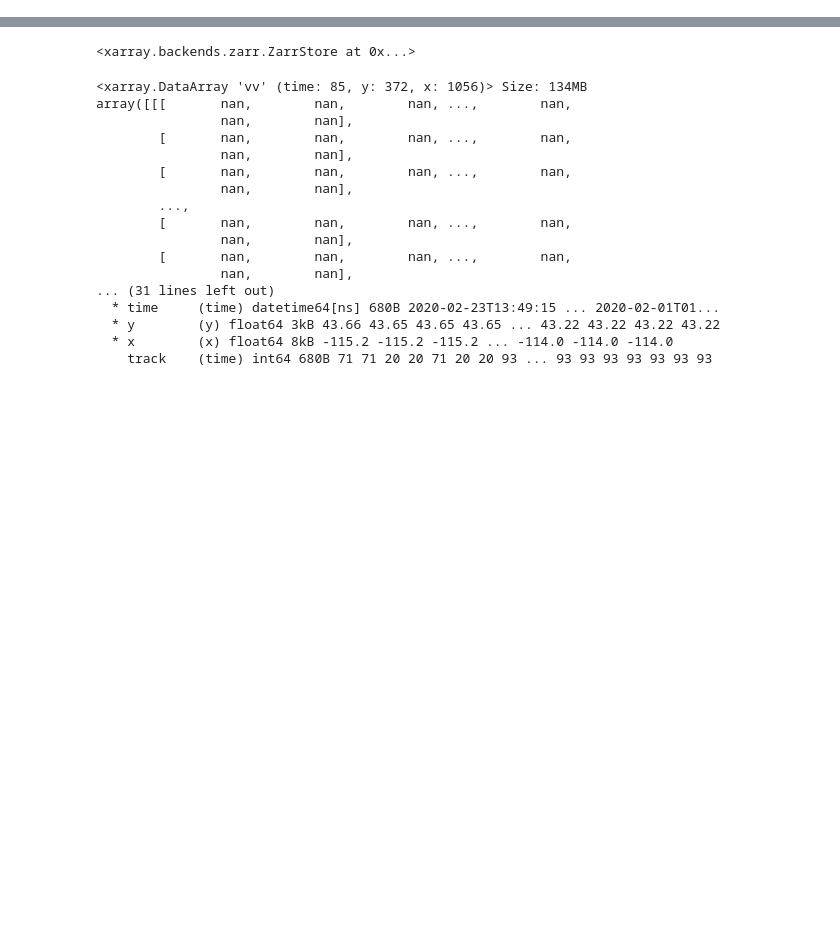
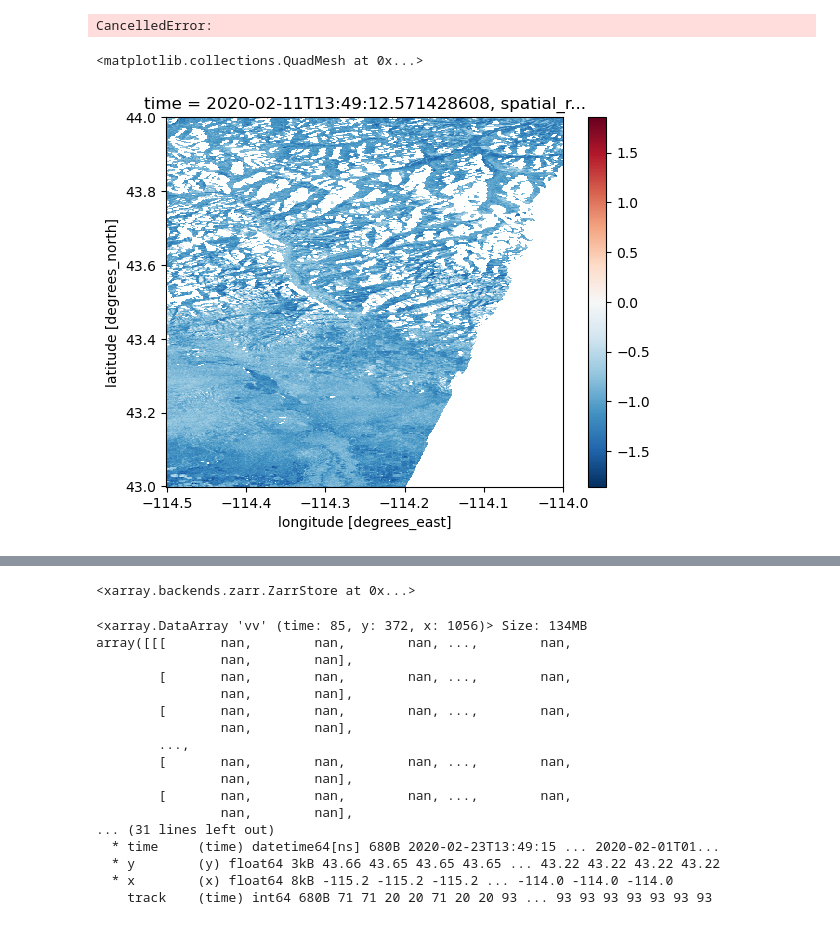
Before and after one commit to SnowEx/spicy-snow, a Jupyter notebook: notebooks/test_pipeline.ipynb, the cells around one changed output, grey strips where cells are left out. Cells and saved outputs as stored; diff of their text form; code cells hidden in the pictures; blank space fills up the shorter version.

Commit message:
faster downloads and s1 dataset generation

```diff
--- a/notebooks/test_pipeline.ipynb
+++ b/notebooks/test_pipeline.ipynb
@@ -15,6 +40,6 @@ import xarray as xr
 # %%
-test_start_date = '2020-02-01'
-test_stop_date = '2020-03-01'
+test_start_date = '2020-10-01'
+test_stop_date = '2021-04-01'
 dates = [test_start_date, test_stop_date]
 test_aoi = [-114.5, 43, -114, 44]
 aoi = test_aoi
@@ -22,7 +121,12 @@ ref = None
 # %%
-from spicy_snow.processing.generate_dataarrays import generate_sentinel1_zarr, combine_close_images, generate_sentinel1_dataarray, init_output_zarr
+import numpy as np
+import pandas as pd
+import xarray as xr
+
+from spicy_snow.processing.generate_dataarrays import combine_close_images, generate_sentinel1_dataarray
 from spicy_snow.find_data import get_sentinel1_urls, find_snowcover_urls
 from spicy_snow.utils.download import download_urls, download_urls_parallel
+from spicy_snow.utils.checks import validate_aoi
 
 
 from pathlib import Path
@@ -30,6 +134,44 @@ work_dir = Path('/Users/zmhoppinen/Documents/spicy-snow/local')
 # get sentinel 1 data search results
 s1_urls = get_sentinel1_urls(start_date = dates[0], stop_date = dates[1], aoi = aoi)
 s1_urls = [u for u in s1_urls if u.endswith(('_VV.tif', '_VH.tif', '_mask.tif'))]
-s1_fps = download_urls_parallel(s1_urls, work_dir.joinpath('opera'))
-vv = generate_sentinel1_zarr(s1_fps, aoi, 'vv', '/Users/zmhoppinen/Documents/spicy-snow/local/test.zarr')
-# vv = generate_sentinel1_dataarray(s1_fps, aoi, 'vv')
+
+# import nest_asyncio
+# nest_asyncio.apply()
+
+# import asyncio
+s1_fps = await download_urls_async(
+    s1_urls,
+    out_directory=work_dir.joinpath("opera"),
+    max_concurrent=128,
+    retries=5,
+    timeout=30,
+    backoff_429=20
+)
+
+# s1_fps = await download_urls_async(
+#     s1_urls,
+#     out_directory=work_dir.joinpath('opera'),
+#     max_concurrent=128,
+#     retries=5,
+#     timeout=30,
+#     backoff_429=20
+# )
+
+# s1_fps = download_urls_parallel(s1_urls, work_dir.joinpath('opera'))
+# import nest_asyncio
+# nest_asyncio.apply()
+
+# import asyncio
+
+# s1_fps = await download_urls_async(
+#     s1_urls,
+#     out_directory=work_dir.joinpath('opera'),
+#     max_concurrent=128,
+#     retries=5,
+#     timeout=30
+# )
+
+# s1_fps = asyncio.run(download_urls_async(s1_urls, work_dir.joinpath('opera'), max_concurrent=128))
+# vv = generate_sentinel1_dataarray(s1_fps, aoi, 'vv') #, '/Users/zmhoppinen/Documents/spicy-snow/local/test.zarr')
+# %% [output]
+CancelledError:
@@ -35,0 +387,7 @@ vv = generate_sentinel1_zarr(s1_fps, aoi, 'vv', '/Users/zmhoppinen/Documents/spi
+# %%
+vv = generate_sentinel1_dataarray(s1_fps, aoi, pol = 'vv')
+# %%
+np.log10(vv[4]).plot()
+# %% [output]
+<matplotlib.collections.QuadMesh at 0x...>
+[figure, added]
```
Also changed, not shown: parts of 7 cells of this notebook, 5 other files.
